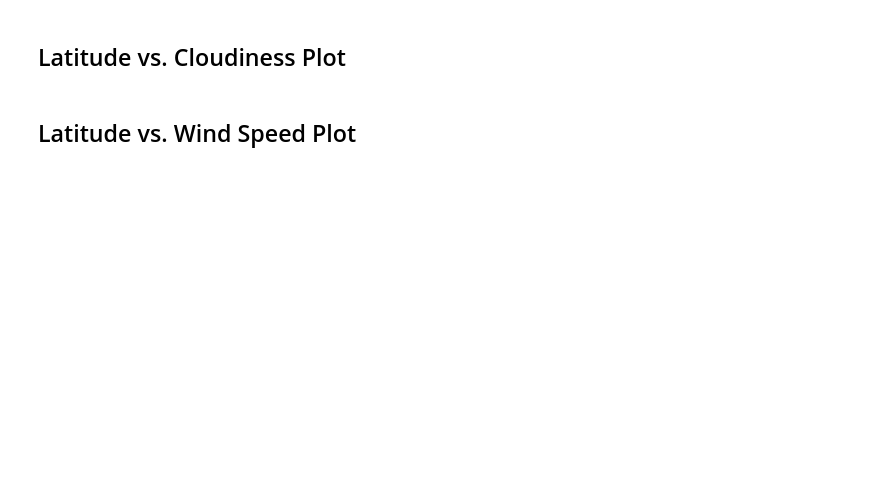
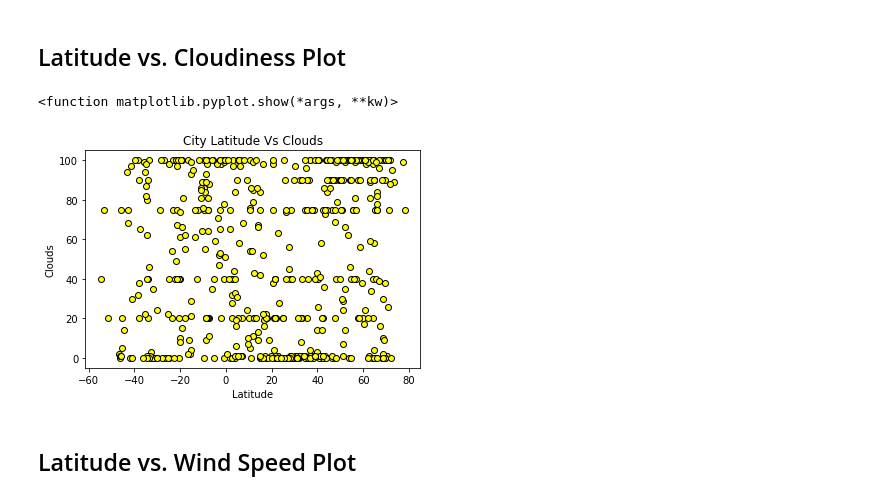
Before and after one commit to flbpilot/Python-API-Challenge, a Jupyter notebook: starter_code/WeatherPy.ipynb, the cells around one changed output. Cells and saved outputs as stored; diff of their text form; code cells hidden in the pictures; blank space fills up the shorter version.

```diff
--- a/starter_code/WeatherPy.ipynb
+++ b/starter_code/WeatherPy.ipynb
@@ -134,4 +214,17 @@ Skip this step if there are no cities that have humidity > 100%.
 # %% [markdown]
 ## Latitude vs. Cloudiness Plot
+# %%
+#lat vs Clouds Scatter plot
+plt.scatter(clean_city_data["Latitude"], clean_city_data["Clouds"], facecolor= "yellow", edgecolor="black")
+#Plot Title
+plt.title("City Latitude Vs Clouds")
+#X axis Label
+plt.xlabel("Latitude")
+#Y axis label
+plt.ylabel("Clouds")
+plt.show
+# %% [output]
+<function matplotlib.pyplot.show(*args, **kw)>
+[figure, added]
 # %% [markdown]
 ## Latitude vs. Wind Speed Plot
```
Also changed, not shown: parts of 19 cells of this notebook, 2 other files.
